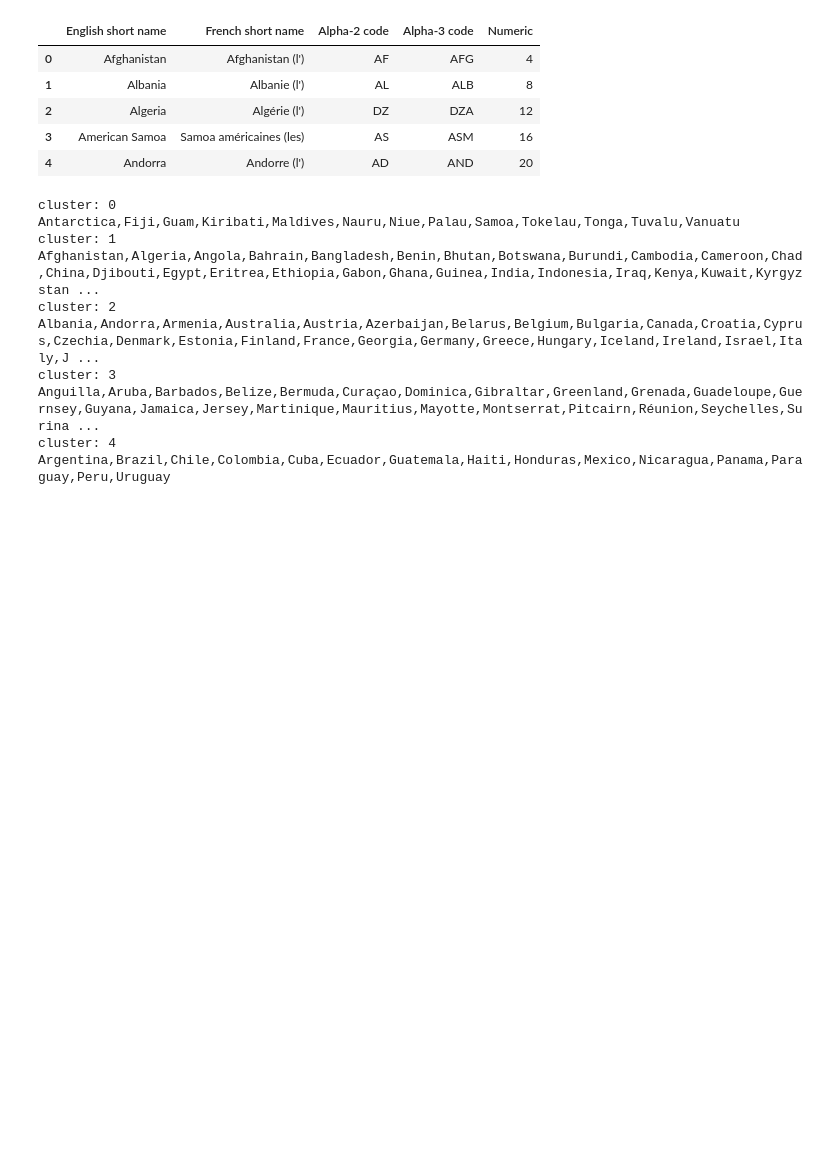
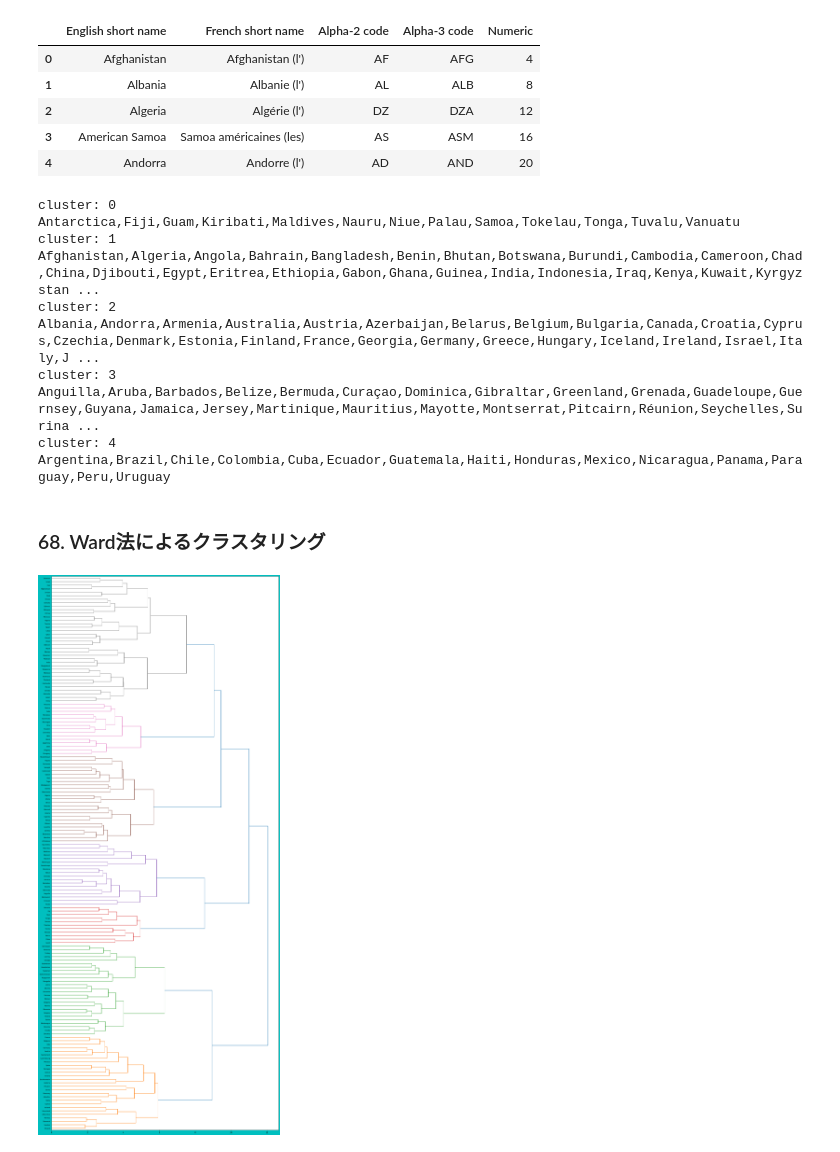
Before and after one commit to marzg510/mynlp100py, a Jupyter notebook: ch07.ipynb, the cells around one changed output. Saved outputs shown, nothing was run; the diff lists cells and outputs as text; code cells hidden in the pictures; blank space fills up the shorter version.

```diff
--- a/ch07.ipynb
+++ b/ch07.ipynb
@@ -299,3 +299,22 @@ cluster: 3
 Anguilla,Aruba,Barbados,Belize,Bermuda,Curaçao,Dominica,Gibraltar,Greenland,Grenada,Guadeloupe,Guernsey,Guyana,Jamaica,Jersey,Martinique,Mauritius,Mayotte,Montserrat,Pitcairn,Réunion,Seychelles,Surina ...
 cluster: 4
 Argentina,Brazil,Chile,Colombia,Cuba,Ecuador,Guatemala,Haiti,Honduras,Mexico,Nicaragua,Panama,Paraguay,Peru,Uruguay
+# %% [markdown]
+
+### 68. Ward法によるクラスタリング
+# %%
+# https://wagtail.cds.tohoku.ac.jp/coda/python/machine-learning/clustering-2.html
+# https://qiita.com/FukuharaYohei/items/8648da8bbad27c841479
+
+import matplotlib.pyplot as plt
+from scipy.cluster.hierarchy import linkage,dendrogram
+
+clustered = linkage(c_vecs,'ward')
+
+# 結果のプロット
+plt.figure(figsize=(20, 50), dpi=100, facecolor='c')
+dendrogram(clustered, labels=c_names, leaf_font_size=8, orientation='right')
+#dendrogram(clustered, labels=c_names)
+plt.show()
+# %% [output]
+[figure, added]
```
Also changed, not shown: parts of 4 cells of this notebook, 1 other file.
